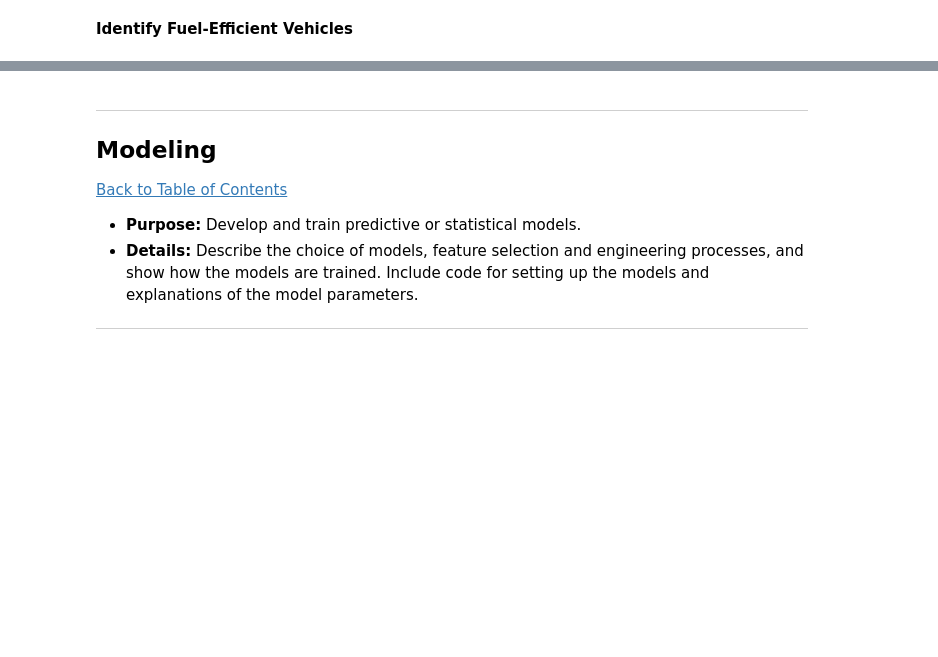
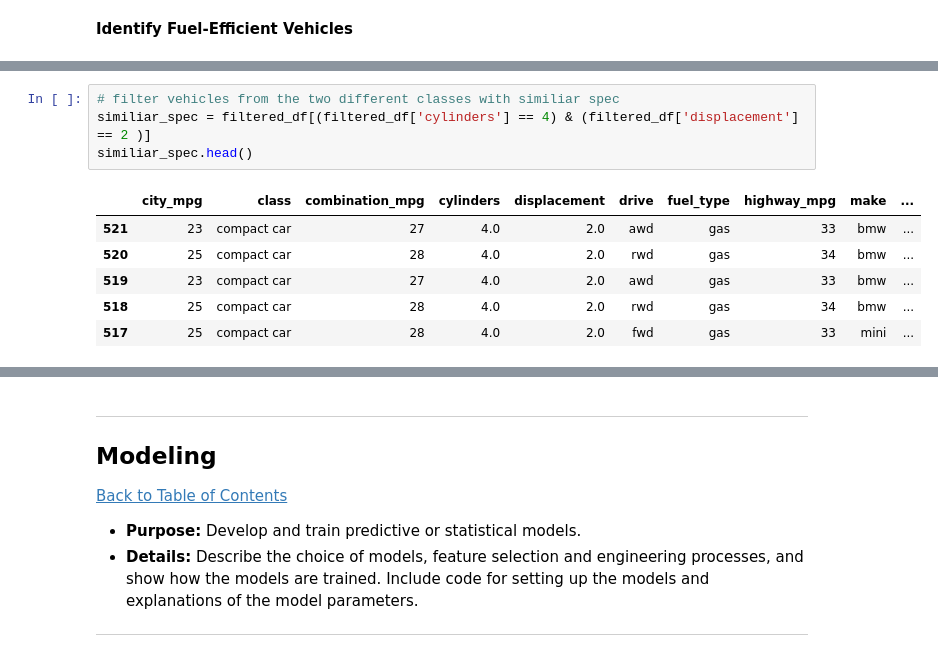
Before and after one commit to lamelkekana/Fuel_Economy_Insights, a Jupyter notebook: fuel_efficiency_analysis.ipynb, the cells around one changed output, grey strips where cells are left out. Cells and saved outputs as stored; diff of their text form; blank space fills up the shorter version.

```diff
--- a/fuel_efficiency_analysis.ipynb
+++ b/fuel_efficiency_analysis.ipynb
@@ -811,0 +923,11 @@ fig.show()
+# %%
+# filter vehicles from the two different classes with similiar spec
+similiar_spec = filtered_df[(filtered_df['cylinders'] == 4) & (filtered_df['displacement'] == 2 )]
+similiar_spec.head()
+# %% [output]
+|  | city_mpg | class | combination_mpg | cylinders | displacement | drive | fuel_type | highway_mpg | make | ... |
+| 521 | 23 | compact car | 27 | 4.0 | 2.0 | awd | gas | 33 | bmw | ... |
+| 520 | 25 | compact car | 28 | 4.0 | 2.0 | rwd | gas | 34 | bmw | ... |
+| 519 | 23 | compact car | 27 | 4.0 | 2.0 | awd | gas | 33 | bmw | ... |
+| 518 | 25 | compact car | 28 | 4.0 | 2.0 | rwd | gas | 34 | bmw | ... |
+| 517 | 25 | compact car | 28 | 4.0 | 2.0 | fwd | gas | 33 | mini | ... |
```
Also changed, not shown: parts of 36 cells of this notebook.
